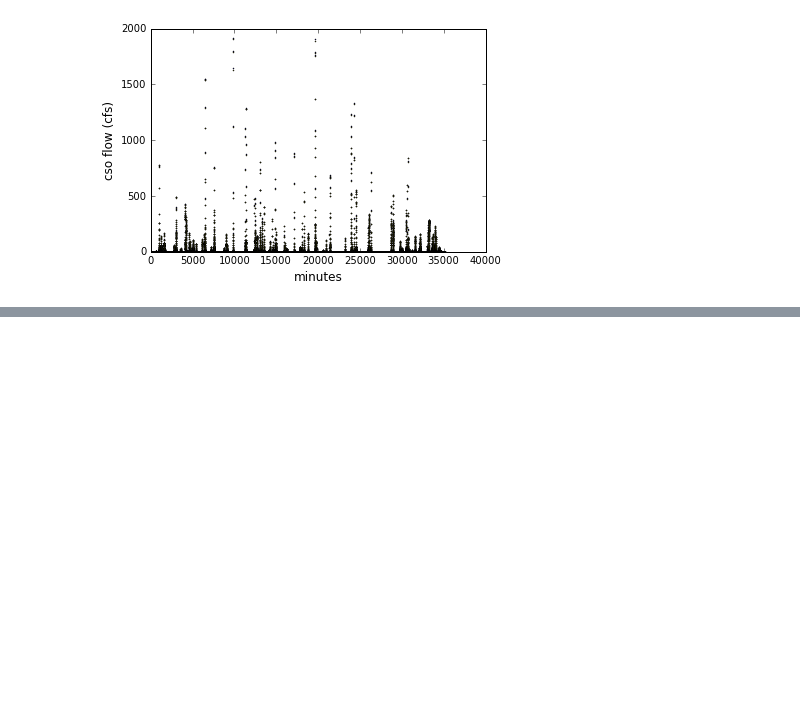
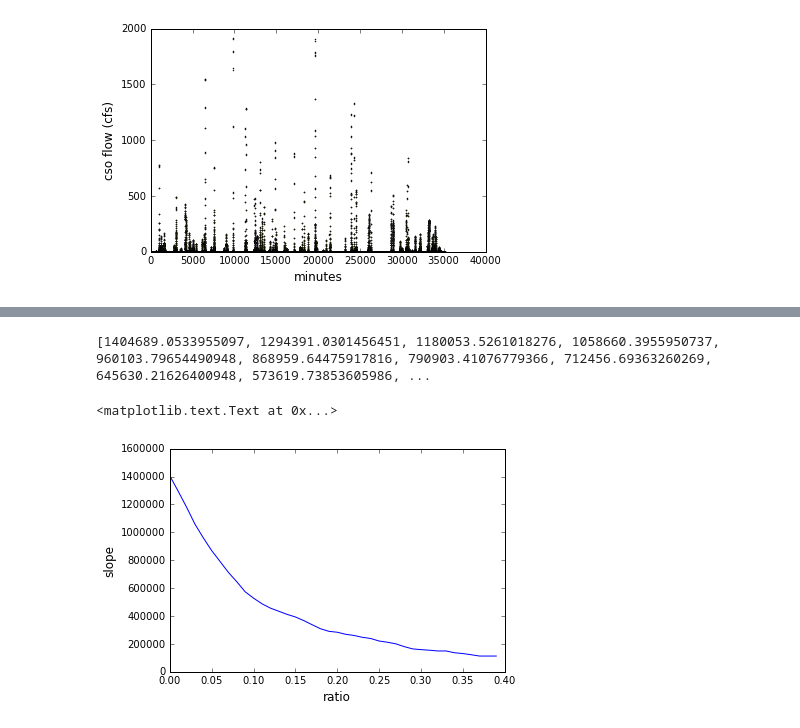
Before and after one commit to amcgarity/SWMMWise, a Jupyter notebook: PWD_Vary_Wakefield_cso_series_plots.ipynb, the cells around one changed output, grey strips where cells are left out. Drawn from its saved outputs; the diff is of its cells as text; code cells hidden in the pictures; blank space fills up the shorter version.

```diff
--- a/PWD_Vary_Wakefield_cso_series_plots.ipynb
+++ b/PWD_Vary_Wakefield_cso_series_plots.ipynb
@@ -155,0 +164,27 @@ ax1.set_ylabel("cso flow (cfs)",fontsize=12)
+# %%
+import numpy as np
+slope_list = []
+ratio_list = np.arange(0,0.4,0.01)
+for j in ratio_list:
+    cso_list = []
+    tot_vol_list = []
+    cso_reduction_list = []
+    for i in range(0,10):
+        cso = calculate_cso(results["outflow_series"][i],j)
+        cso_list.append(cso["cso_volume"])
+        tot_vol_list.append(cso["tot_volume"])
+    for i in range(0,10):
+        original_cso_volume = cso_list[0]
+        cso_reduction = original_cso_volume - cso_list[i]
+        cso_reduction_list.append(cso_reduction)
+    slope = cso_reduction_list[1]-cso_reduction_list[0]
+    slope_list.append(slope)
+print slope_list
+lid_num = range(0,len(cso_reduction_list))
+plt.plot(ratio_list, slope_list)
+plt.xlabel("ratio",fontsize=12)
+plt.ylabel("slope",fontsize=12)
+# %% [output]
+[1404689.0533955097, 1294391.0301456451, 1180053.5261018276, 1058660.3955950737, 960103.79654490948, 868959.64475917816, 790903.41076779366, 712456.69363260269, 645630.21626400948, 573619.73853605986, ...
+<matplotlib.text.Text at 0x...>
+[figure, added]
```
Also changed, not shown: parts of 5 cells of this notebook.
